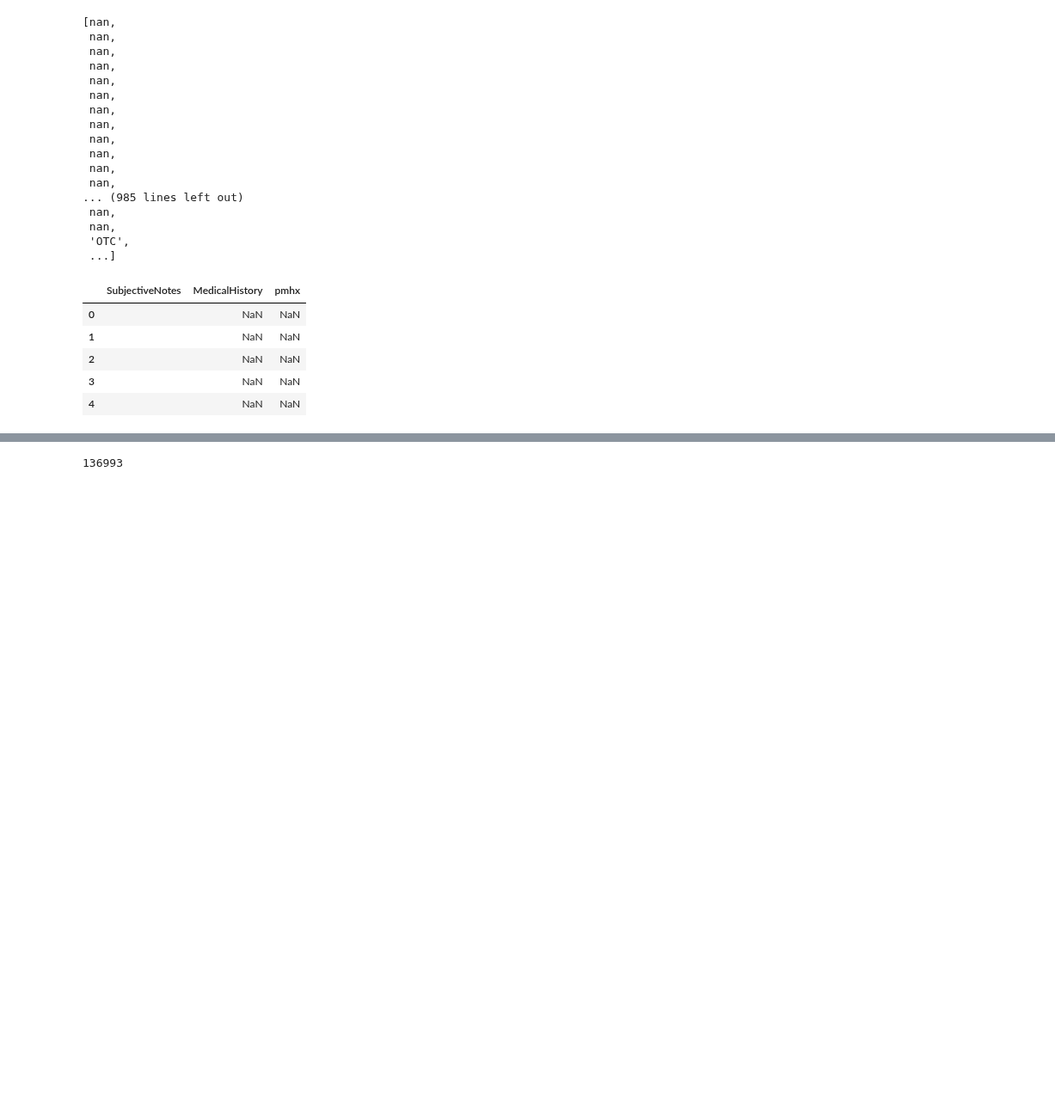
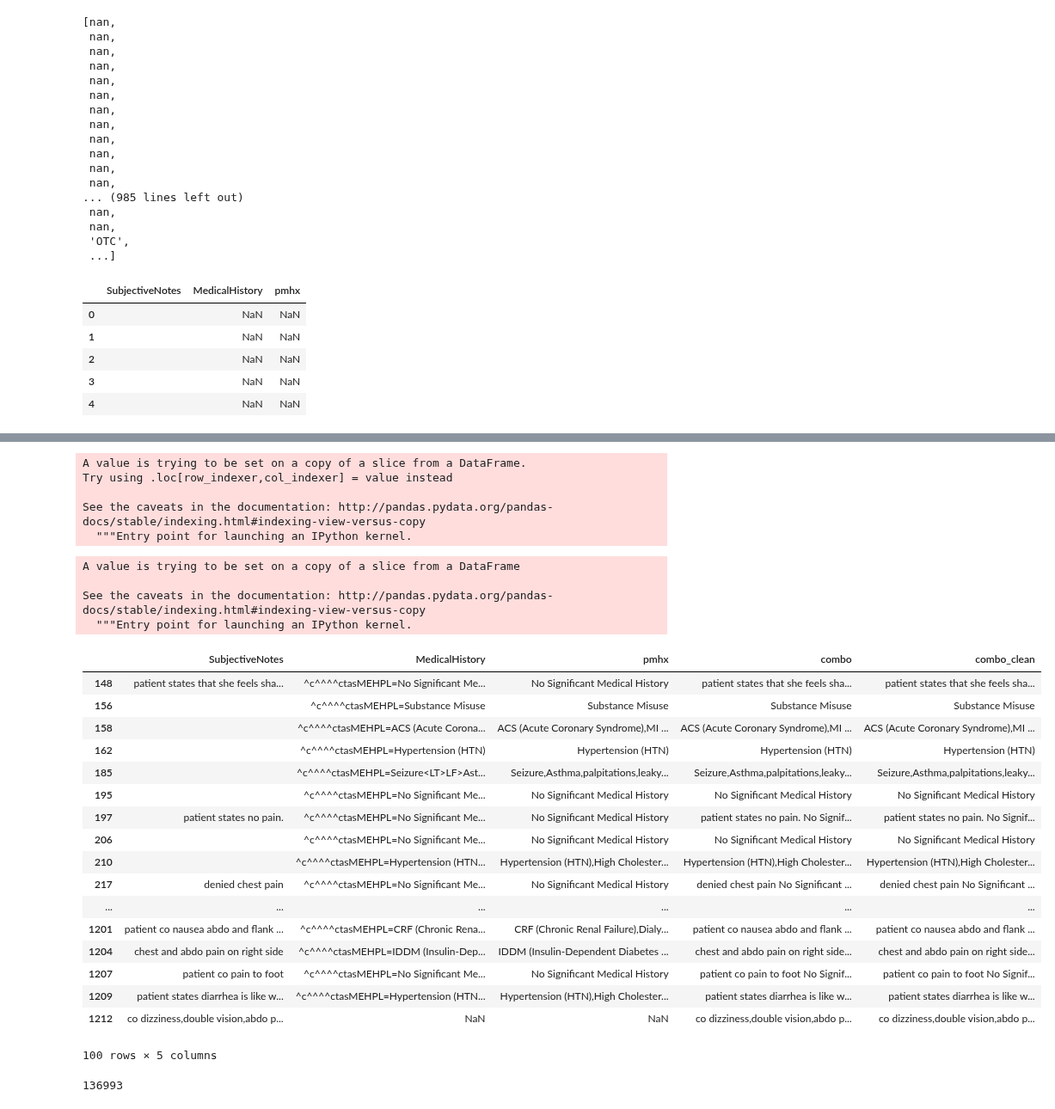
Before and after one commit to Jaskolk/ed-triage, a Jupyter notebook: data_preprocessing.ipynb, the cells around one changed output, grey strips where cells are left out. Shown at 86% size. Saved outputs shown, nothing was run; the diff lists cells and outputs as text; code cells hidden in the pictures; blank space fills up the shorter version.

```diff
--- a/data_preprocessing.ipynb
+++ b/data_preprocessing.ipynb
@@ -468,3 +466,5 @@ subj_df.head()
 | 2 |  | NaN | NaN |
 | 3 |  | NaN | NaN |
 | 4 |  | NaN | NaN |
+# %%
+subj_df['combo'] = subj_df['SubjectiveNotes'].astype('str') + '  ' + subj_df['pmhx'].astype('str')
@@ -471,3 +486,45 @@ subj_df.head()
+# %%
+def fixcombo(s):
+    if s == '  nan':
+        s = np.nan
+    else: s=s.replace('nan','')
+    return s
+# %%
+subj_df['combo_clean'] = subj_df.combo.map(fixcombo)
+# %% [output]
+A value is trying to be set on a copy of a slice from a DataFrame.
+Try using .loc[row_indexer,col_indexer] = value instead
+
+See the caveats in the documentation: http://pandas.pydata.org/pandas-docs/stable/indexing.html#indexing-view-versus-copy
+  """Entry point for launching an IPython kernel.
+# %%
+subj_df.dropna(subset = ['combo_clean'], inplace = True)
+# %% [output]
+A value is trying to be set on a copy of a slice from a DataFrame
+
+See the caveats in the documentation: http://pandas.pydata.org/pandas-docs/stable/indexing.html#indexing-view-versus-copy
+  """Entry point for launching an IPython kernel.
+# %%
+subj_df.head(100)
+# %% [output]
+|  | SubjectiveNotes | MedicalHistory | pmhx | combo | combo_clean |
+| 148 | patient states that she feels sha... | ^c^^^^ctasMEHPL=No Significant Me... | No Significant Medical History | patient states that she feels sha... | patient states that she feels sha... |
+| 156 |  | ^c^^^^ctasMEHPL=Substance Misuse | Substance Misuse | Substance Misuse | Substance Misuse |
+| 158 |  | ^c^^^^ctasMEHPL=ACS (Acute Corona... | ACS (Acute Coronary Syndrome),MI ... | ACS (Acute Coronary Syndrome),MI ... | ACS (Acute Coronary Syndrome),MI ... |
+| 162 |  | ^c^^^^ctasMEHPL=Hypertension (HTN) | Hypertension (HTN) | Hypertension (HTN) | Hypertension (HTN) |
+| 185 |  | ^c^^^^ctasMEHPL=Seizure<LT>LF>Ast... | Seizure,Asthma,palpitations,leaky... | Seizure,Asthma,palpitations,leaky... | Seizure,Asthma,palpitations,leaky... |
+| 195 |  | ^c^^^^ctasMEHPL=No Significant Me... | No Significant Medical History | No Significant Medical History | No Significant Medical History |
+| 197 | patient states no pain. | ^c^^^^ctasMEHPL=No Significant Me... | No Significant Medical History | patient states no pain. No Signif... | patient states no pain. No Signif... |
+| 206 |  | ^c^^^^ctasMEHPL=No Significant Me... | No Significant Medical History | No Significant Medical History | No Significant Medical History |
+| 210 |  | ^c^^^^ctasMEHPL=Hypertension (HTN... | Hypertension (HTN),High Cholester... | Hypertension (HTN),High Cholester... | Hypertension (HTN),High Cholester... |
+| 217 | denied chest pain | ^c^^^^ctasMEHPL=No Significant Me... | No Significant Medical History | denied chest pain No Significant ... | denied chest pain No Significant ... |
+| ... | ... | ... | ... | ... | ... |
+| 1201 | patient co nausea abdo and flank ... | ^c^^^^ctasMEHPL=CRF (Chronic Rena... | CRF (Chronic Renal Failure),Dialy... | patient co nausea abdo and flank ... | patient co nausea abdo and flank ... |
+| 1204 | chest and abdo pain on right side | ^c^^^^ctasMEHPL=IDDM (Insulin-Dep... | IDDM (Insulin-Dependent Diabetes ... | chest and abdo pain on right side... | chest and abdo pain on right side... |
+| 1207 | patient co pain to foot | ^c^^^^ctasMEHPL=No Significant Me... | No Significant Medical History | patient co pain to foot No Signif... | patient co pain to foot No Signif... |
+| 1209 | patient states diarrhea is like w... | ^c^^^^ctasMEHPL=Hypertension (HTN... | Hypertension (HTN),High Cholester... | patient states diarrhea is like w... | patient states diarrhea is like w... |
+| 1212 | co dizziness,double vision,abdo p... | NaN | NaN | co dizziness,double vision,abdo p... | co dizziness,double vision,abdo p... |
+100 rows × 5 columns
 # %%
 subj_df.to_csv(data_path + '/subj_data.csv')
 # %%
```
Also changed, not shown: parts of 6 cells of this notebook, 2 other files.
